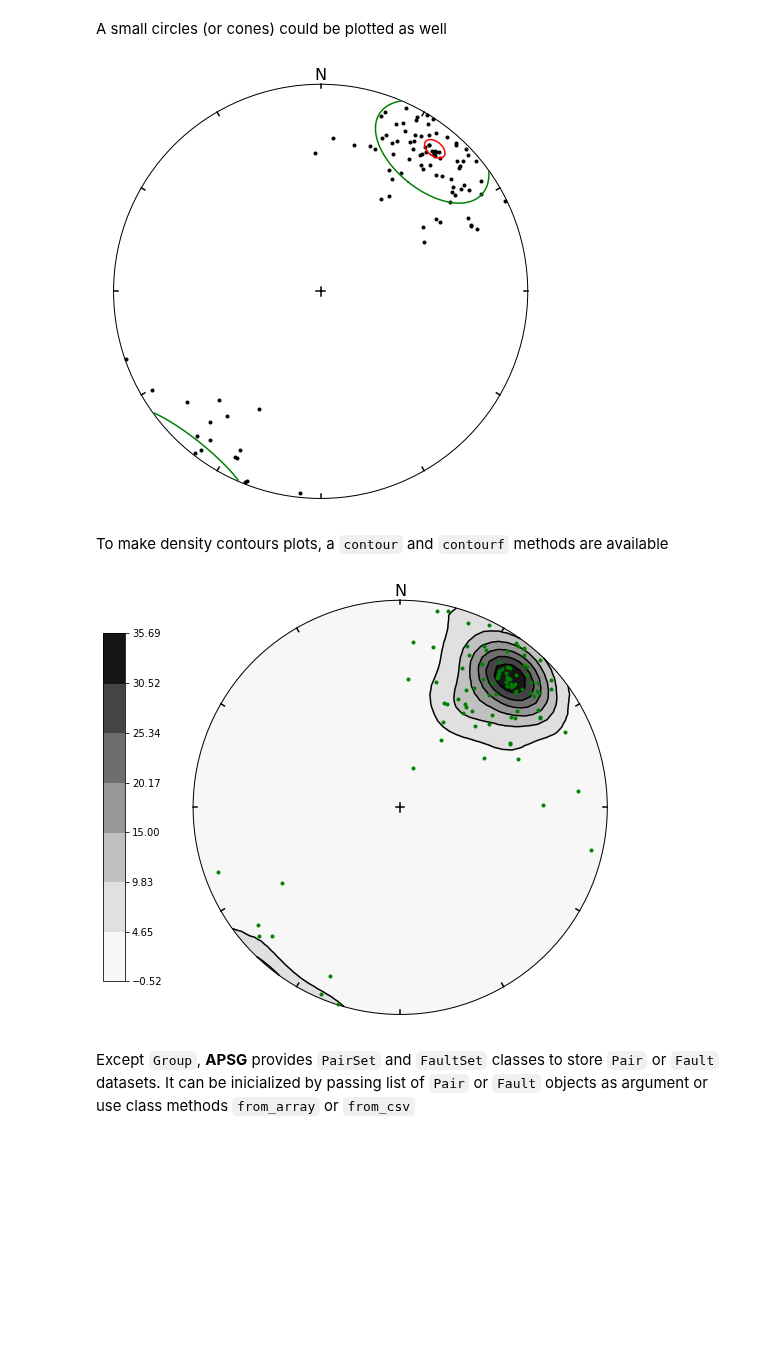
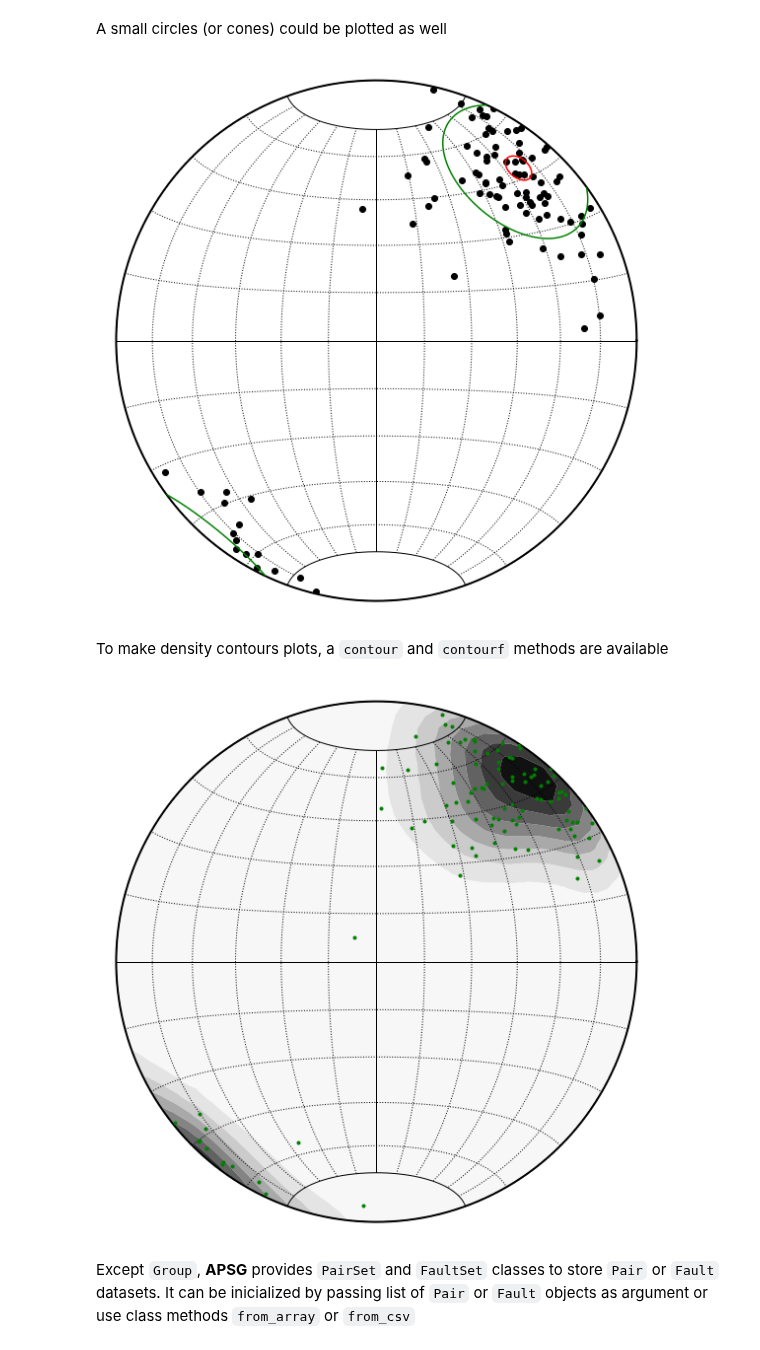
Before and after one commit to ondrolexa/apsg, a Jupyter notebook: examples/apsg_tutorial.ipynb, the cells around one changed output. Cells and saved outputs as stored; diff of their text form; code cells hidden in the pictures; blank space fills up the shorter version.

```diff
--- a/examples/apsg_tutorial.ipynb
+++ b/examples/apsg_tutorial.ipynb
@@ -354,23 +496,24 @@ StereoNet(g, ot);
 A small circles (or cones) could be plotted as well
 # %%
 s = StereoNet()
-g = Group.randn_lin(mean=Lin(40, 15))
-s.line(g, 'k.')
-s.cone(g.R, g.fisher_stats['a95'], 'r')  # confidence cone on resultant
-s.cone(g.R, g.fisher_stats['csd'], 'g')  # confidence cone on 63% of data
+l = LineationSet.random_fisher(position=lin(40, 15), kappa=15)
+s.line(l, color='k')
+fstat = l.fisher_statistics()
+s.cone(l.R(), fstat['a95'], color='r')  # confidence cone on resultant
+s.cone(l.R(), fstat['csd'], color='g')  # confidence cone on 63% of data
 s.show()
 # %% [output]
-[figure, old version]
+[figure, new version]
 # %% [markdown]
 To make density contours plots, a ``contour`` and ``contourf`` methods are available
 # %%
 s = StereoNet()
-g = Group.randn_lin(mean=Lin(40, 20))
-s.contourf(g, 8, legend=True, sigma=2)
-s.line(g, 'g.')
+l = LineationSet.random_fisher(position=lin(40, 15), kappa=15)
+s.contourf(l, levels=8, coorbar=True)
+s.line(l, color='g', marker='.')
 s.show()
 # %% [output]
-[figure, old version]
+[figure, new version]
 # %% [markdown]
 Except ``Group``, **APSG** provides ``PairSet`` and ``FaultSet`` classes to store ``Pair`` or ``Fault`` datasets. It can be inicialized by passing list of ``Pair`` or ``Fault`` objects as argument or use class methods ``from_array`` or ``from_csv``
 # %%
```
Also changed, not shown: parts of 133 cells of this notebook, 3 other files.
